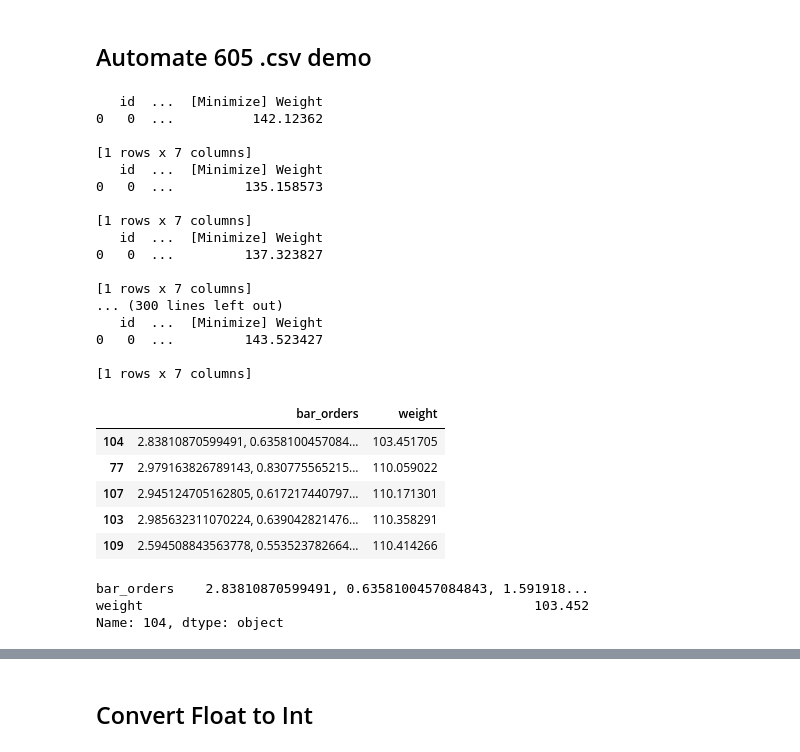
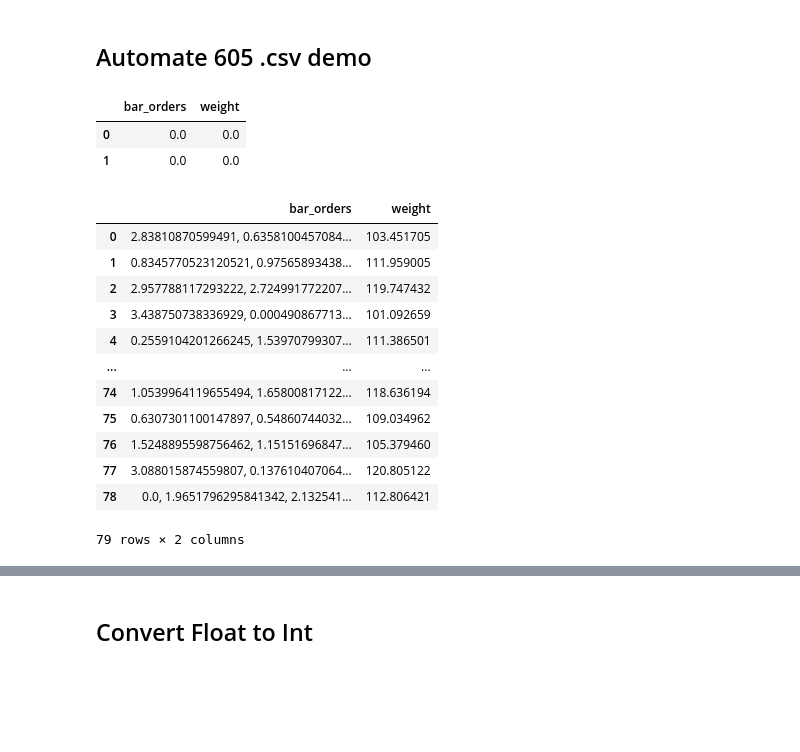
Before and after one commit to XingxinHE/FinalThesis_DL-GA, a Jupyter notebook: Stage_3_Coord&AutomateCSV.ipynb, the cells around one changed output, grey strips where cells are left out. Saved outputs shown, nothing was run; the diff lists cells and outputs as text; code cells hidden in the pictures; blank space fills up the shorter version.

```diff
--- a/Stage_3_Coord&AutomateCSV.ipynb
+++ b/Stage_3_Coord&AutomateCSV.ipynb
@@ -80,4 +80,12 @@ coord.head()
 coord.to_csv('605_coord.csv')
 # %% [markdown]
 ## Automate 605 .csv demo
+# %%
+#create an empty DataFrame for later appending
+optimal_79 = pd.DataFrame(np.zeros((2,2)), columns=['bar_orders','weight'])
+optimal_79
+# %% [output]
+|  | bar_orders | weight |
+| 0 | 0.0 | 0.0 |
+| 1 | 0.0 | 0.0 |
 # %%
@@ -84,47 +93,29 @@ coord.to_csv('605_coord.csv')
 main_path = 'stage3/79'
 csv_paths = ['stage_3 ({})/results.tsv'.format(i) for i in range(1,80)]
-# %%
-for csv in csv_paths:
-  src = os.path.join(main_path, csv)
-  temp_result = pd.read_csv(src, sep='\t')
-  print(temp_result.head(1))
-# %% [output]
-   id  ...  [Minimize] Weight
-0   0  ...          142.12362
-
-[1 rows x 7 columns]
-   id  ...  [Minimize] Weight
-0   0  ...         135.158573
-
-[1 rows x 7 columns]
-   id  ...  [Minimize] Weight
-0   0  ...         137.323827
-
-[1 rows x 7 columns]
-... (300 lines left out)
-   id  ...  [Minimize] Weight
-0   0  ...         143.523427
-
-[1 rows x 7 columns]
 # %%
-result = pd.read_csv('stage3/results.tsv', sep='\t')
-result = result.iloc[:,-2:]
-cols = ['bar_orders','weight']
-result.columns = cols
-result.sort_values(by='weight', ascending=True, inplace=True)
-result['bar_orders'] = [bar[1:-1] for bar in result['bar_orders']]
-result.head()
+for csv in csv_paths:
+  src = os.path.join(main_path, csv) #each csv file path
+  result = pd.read_csv(src, sep='\t') #read csv
+  result = result.iloc[:,-2:] #take only last 2 columns
+  cols = ['bar_orders','weight'] #rename the columns
+  result.columns = cols #rename the columns
+  result.sort_values(by='weight', ascending=True, inplace=True) #find the optimal solution on weight
+  result['bar_orders'] = [bar[1:-1] for bar in result['bar_orders']] #take out the text
+  optimal_79 = optimal_79.append(result.iloc[0,:]) #append to the dataframe
+optimal_79.drop([0, 1], inplace=True)
+optimal_79.reset_index(inplace=True, drop=True)
+optimal_79
 # %% [output]
 |  | bar_orders | weight |
-| 104 | 2.83810870599491, 0.6358100457084... | 103.451705 |
-| 77 | 2.979163826789143, 0.830775565215... | 110.059022 |
-| 107 | 2.945124705162805, 0.617217440797... | 110.171301 |
-| 103 | 2.985632311070224, 0.639042821476... | 110.358291 |
-| 109 | 2.594508843563778, 0.553523782664... | 110.414266 |
+| 0 | 2.83810870599491, 0.6358100457084... | 103.451705 |
+| 1 | 0.8345770523120521, 0.97565893438... | 111.959005 |
+| 2 | 2.957788117293222, 2.724991772207... | 119.747432 |
+| 3 | 3.438750738336929, 0.000490867713... | 101.092659 |
+| 4 | 0.2559104201266245, 1.53970799307... | 111.386501 |
+| ... | ... | ... |
+| 74 | 1.0539964119655494, 1.65800817122... | 118.636194 |
+| 75 | 0.6307301100147897, 0.54860744032... | 109.034962 |
+| 76 | 1.5248895598756462, 1.15151696847... | 105.379460 |
+| 77 | 3.088015874559807, 0.137610407064... | 120.805122 |
+| 78 | 0.0, 1.9651796295841342, 2.132541... | 112.806421 |
+79 rows × 2 columns
-# %%
-#the optimal solution of this design model
-result.iloc[0,:]
-# %% [output]
-bar_orders    2.83810870599491, 0.6358100457084843, 1.591918...
-weight                                                  103.452
-Name: 104, dtype: object
```
Also changed, not shown: parts of 3 cells of this notebook.
